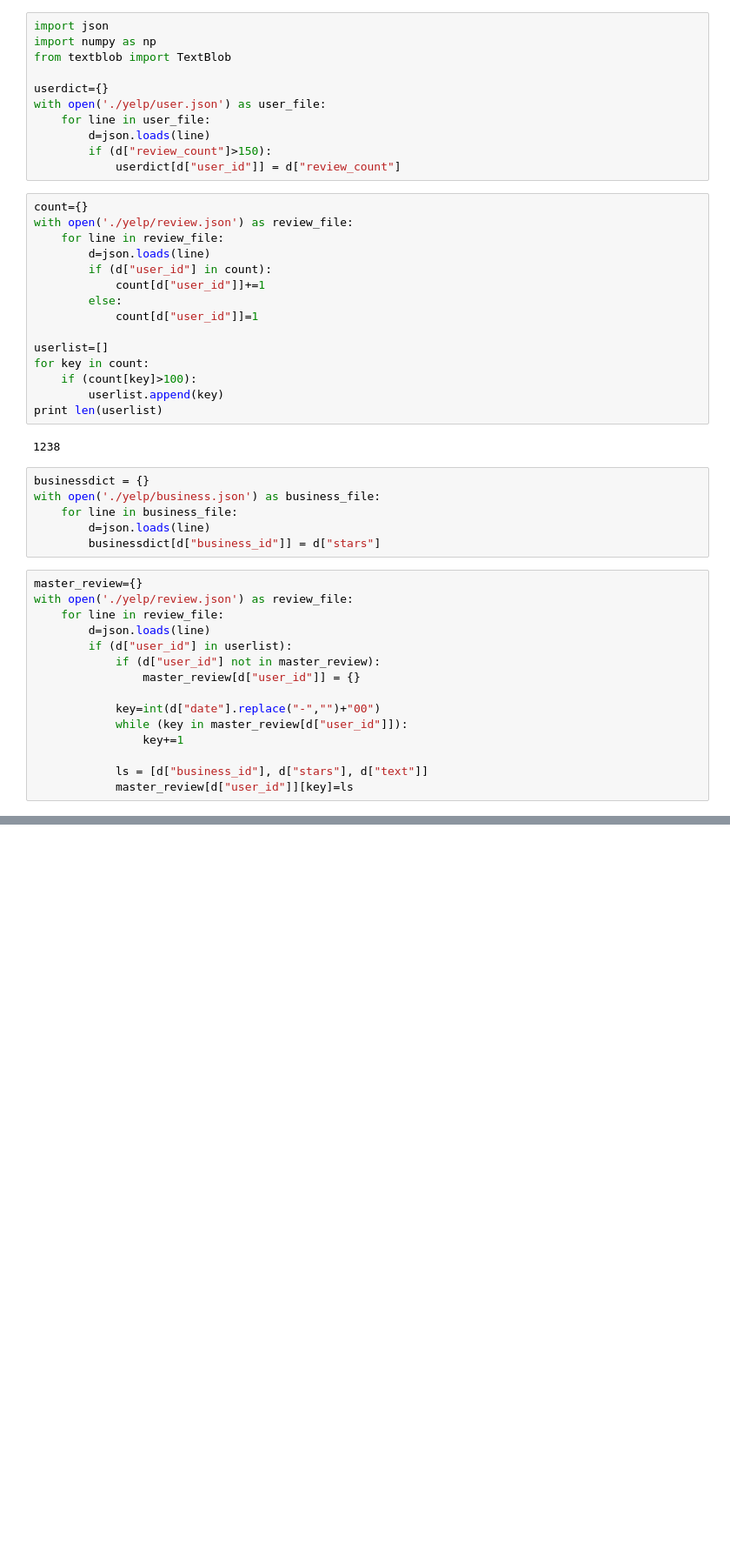
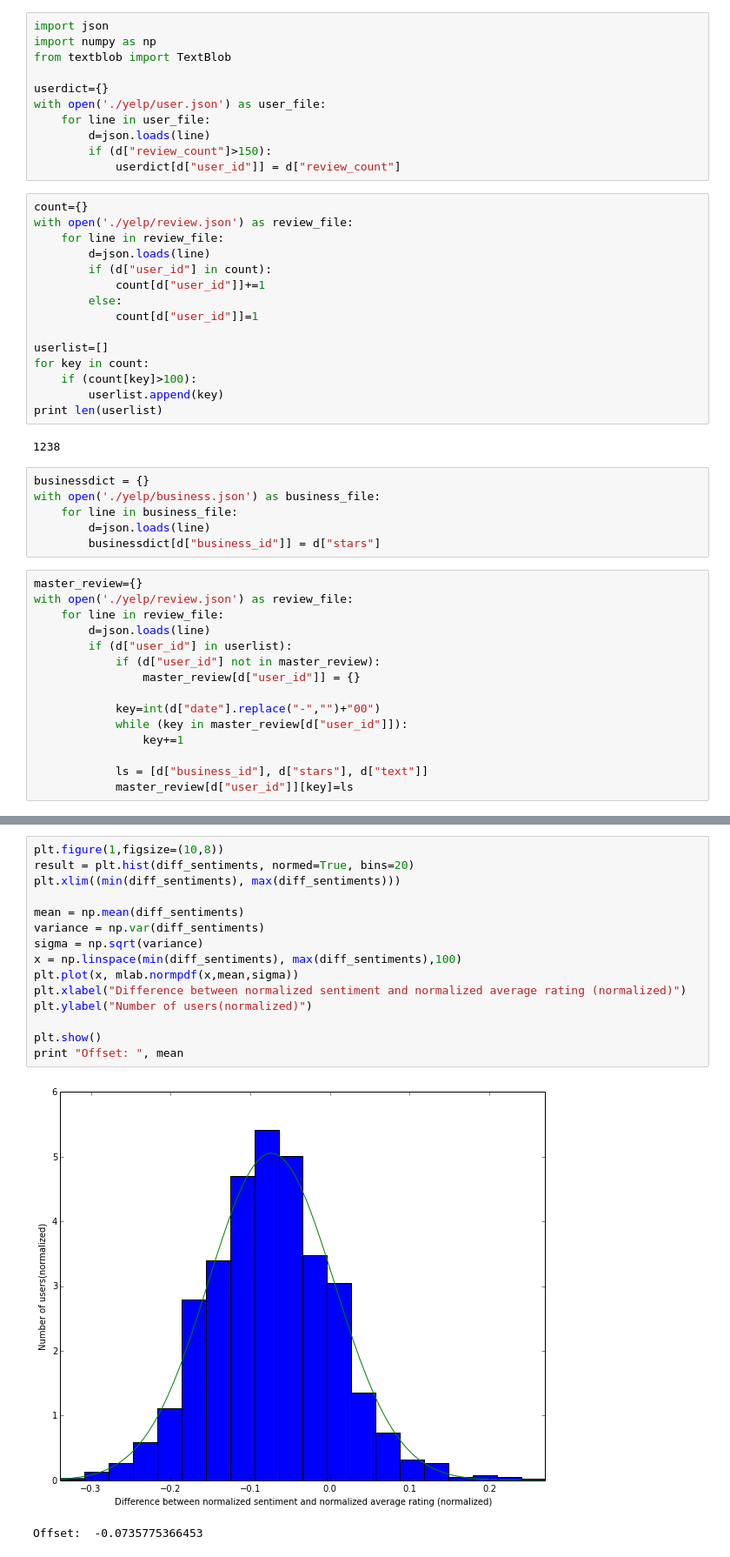
Before and after one commit to jingdai2014/introcm_data_analysis, a Jupyter notebook: assignment3.ipynb, the cells around one changed output, grey strips where cells are left out. Shown at 87% size. Drawn from its saved outputs; the diff is of its cells as text; blank space fills up the shorter version.

```diff
--- a/assignment3.ipynb
+++ b/assignment3.ipynb
@@ -195,0 +173,18 @@ plt.scatter(diff_n_stars, avg_diff)
+# %%
+plt.figure(1,figsize=(10,8))
+result = plt.hist(diff_sentiments, normed=True, bins=20)
+plt.xlim((min(diff_sentiments), max(diff_sentiments)))
+
+mean = np.mean(diff_sentiments)
+variance = np.var(diff_sentiments)
+sigma = np.sqrt(variance)
+x = np.linspace(min(diff_sentiments), max(diff_sentiments),100)
+plt.plot(x, mlab.normpdf(x,mean,sigma))
+plt.xlabel("Difference between normalized sentiment and normalized average rating (normalized)")
+plt.ylabel("Number of users(normalized)")
+
+plt.show()
+print "Offset: ", mean
+# %% [output]
+[figure, added]
+Offset:  -0.0735775366453
```
Also changed, not shown: parts of 19 cells of this notebook.
